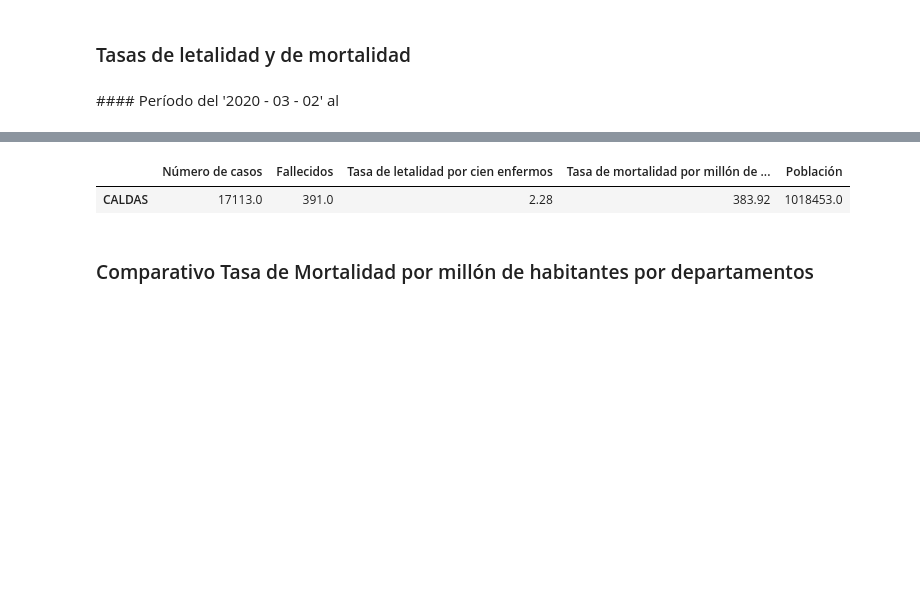
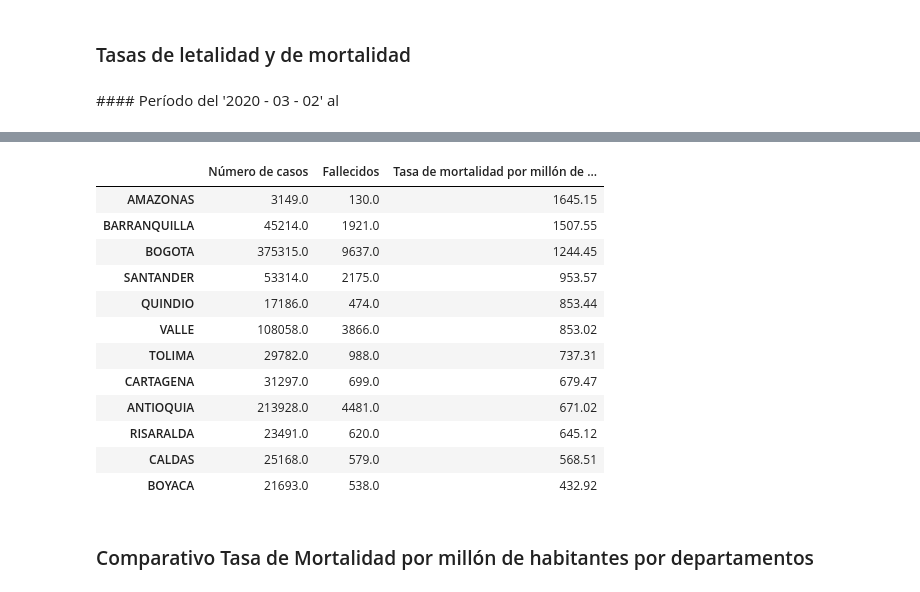
Before and after one commit to luiseveliogarciarestrepo/corona, a Jupyter notebook: Tasas integradas.ipynb, the cells around one changed output, grey strips where cells are left out. Drawn from its saved outputs; the diff is of its cells as text; code cells hidden in the pictures; blank space fills up the shorter version.

```diff
--- a/Tasas integradas.ipynb
+++ b/Tasas integradas.ipynb
@@ -734,0 +745,7 @@ col = pd.read_csv('/Users/Dr.LuisEvelioRestrepoGarcia/REPOS/CovidColombia.csv',
+# %%
+col=pd.read_csv('/Users/Dr.LuisEvelioRestrepoGarcia/REPOS/CovidColombia.csv', encoding = 'unicode_escape', engine ='python', sep=';',
+                  usecols=['Fecha Not',
+       'Departamento_nom', 'Ciudad_municipio_nom', 'Edad',
+       'Sexo', 'Ubicacion', 'Estado',
+       'Recuperado',
+       'Fecha_muerte', 'Fecha_diagnostico'])
@@ -734,0 +770,4 @@ col = pd.read_csv('/Users/Dr.LuisEvelioRestrepoGarcia/REPOS/CovidColombia.csv',
+# %%
+col['Fecha Not']= pd.to_datetime(col['Fecha Not'], format='%d/%m/%Y %H:%M:%S')
+col['Fecha_muerte']= pd.to_datetime(col['Fecha_muerte'], format='%d/%m/%Y %H:%M:%S')
+col['Fecha_diagnostico']= pd.to_datetime(col['Fecha_diagnostico'], format='%d/%m/%Y %H:%M:%S')
@@ -735,3 +776,8 @@ col = pd.read_csv('/Users/Dr.LuisEvelioRestrepoGarcia/REPOS/CovidColombia.csv',
+# %%
+col=col.rename(columns={'Fecha Not':'Fecha de notificación', 'Departamento_nom':'Nombre departamento',
+                            'Ciudad_municipio_nom':'Nombre municipio',
+                            'Fecha_muerte':'Fecha de muerte',
+                            'Fecha_diagnostico':'Fecha de diagnóstico'})
 # %%
 col
 # %% [output]
@@ -1063,10 +1111,21 @@ fecha
 cuadro_dptos.rename(columns={'2020':'Población'}, inplace=True)
 # %%
 cuadro_dptos.sort_values('Tasa de mortalidad por millón de habitantes', ascending=False, inplace=True)
-cuadro_dptos
+cuadro_dptos[['Número de casos','Fallecidos','Tasa de mortalidad por millón de habitantes']]
 # %% [output]
-|  | Número de casos | Fallecidos | Tasa de letalidad por cien enfermos | Tasa de mortalidad por millón de ... | Población |
-| CALDAS | 17113.0 | 391.0 | 2.28 | 383.92 | 1018453.0 |
+|  | Número de casos | Fallecidos | Tasa de mortalidad por millón de ... |
+| AMAZONAS | 3149.0 | 130.0 | 1645.15 |
+| BARRANQUILLA | 45214.0 | 1921.0 | 1507.55 |
+| BOGOTA | 375315.0 | 9637.0 | 1244.45 |
+| SANTANDER | 53314.0 | 2175.0 | 953.57 |
+| QUINDIO | 17186.0 | 474.0 | 853.44 |
+| VALLE | 108058.0 | 3866.0 | 853.02 |
+| TOLIMA | 29782.0 | 988.0 | 737.31 |
+| CARTAGENA | 31297.0 | 699.0 | 679.47 |
+| ANTIOQUIA | 213928.0 | 4481.0 | 671.02 |
+| RISARALDA | 23491.0 | 620.0 | 645.12 |
+| CALDAS | 25168.0 | 579.0 | 568.51 |
+| BOYACA | 21693.0 | 538.0 | 432.92 |
 # %% [markdown]
 ### Comparativo Tasa de Mortalidad por millón de habitantes por departamentos
 # %% [markdown]
```
Also changed, not shown: parts of 83 cells of this notebook, 13 other files.
